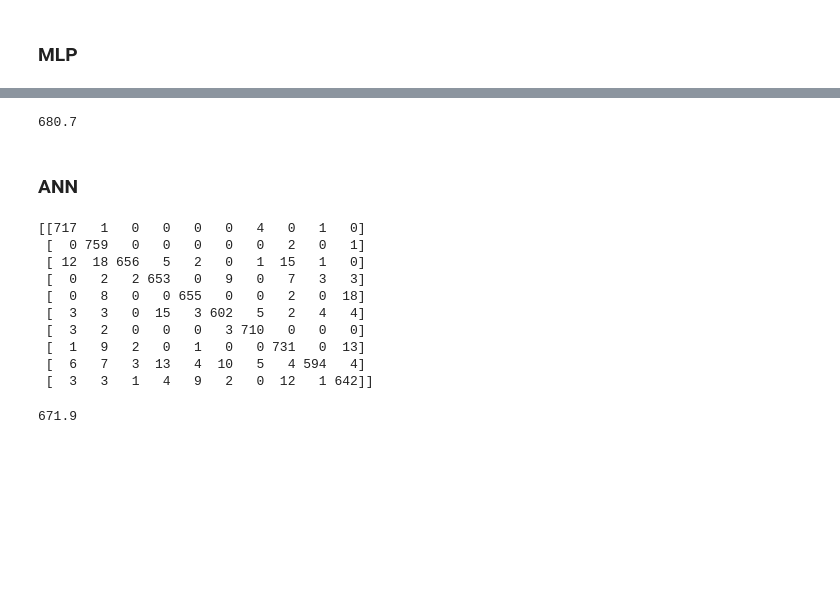
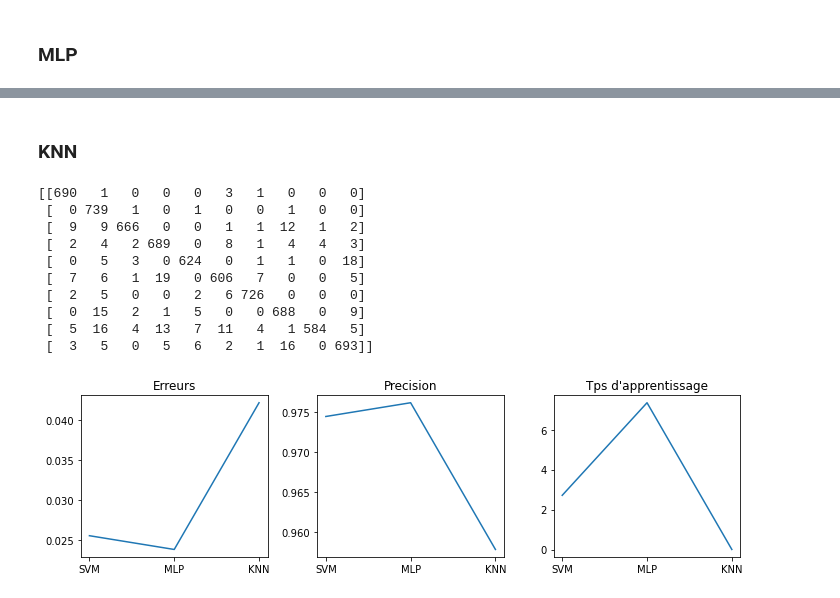
Before and after one commit to LMAGallois/AP_Supervis-, a Jupyter notebook: TP3_SVM.ipynb, the cells around one changed output, grey strips where cells are left out. Cells and saved outputs as stored; diff of their text form; code cells hidden in the pictures; blank space fills up the shorter version.

```diff
--- a/TP3_SVM.ipynb
+++ b/TP3_SVM.ipynb
@@ -166 +166,5 @@ sn.heatmap(df_cm, annot=True, fmt = 'd')
+# %%
+errors = []
+precisions = []
+times = []
 # %%
@@ -188,9 +196,19 @@ print(mean)
 ### MLP
 # %%
 from sklearn.neural_network import MLPClassifier
-layers = [250, 250 ,250 ,250 ,250 ,250 ,250 ,250]
+layers = [50, 250 ,50 ,100 ,50 ,150 ,100 ,50]
 
+start = time.time()
 clf = MLPClassifier(hidden_layer_sizes = layers, solver = 'adam', activation = 'relu', alpha = 0.1).fit(xtrain, ytrain)
+end = time.time()
+precision = precision_score(target, clf.predict(data), average = 'micro')
+error = zero_one_loss(target, clf.predict(data))
+
+tps = end-start
+errors.append(error)
+precisions.append(precision)
+times.append(tps)
+
 cm_mlp = confusion_matrix(target, clf.predict(data))
 print(cm_mlp)
 # %% [output]
@@ -207,33 +225,46 @@ print(cm_mlp)
-# %%
-list =  [710, 753, 685, 653, 676, 624, 703,733, 639, 631]
-mean = statistics.mean(list)
-print(mean)
-# %% [output]
-680.7
 # %% [markdown]
-### ANN
+### KNN
 # %%
 from sklearn.neighbors import KNeighborsClassifier
+from sklearn.metrics import zero_one_loss
 
+start=time.time()
 clf = KNeighborsClassifier (n_neighbors=3, p=2).fit(xtrain, ytrain)
+end = time.time()
+precision = precision_score(target, clf.predict(data), average = 'micro')
+error = zero_one_loss(target, clf.predict(data))
+
+tps = end-start
+errors.append(error)
+precisions.append(precision)
+times.append(tps)
+
 cm_knn = confusion_matrix(target, clf.predict(data))
 print(cm_knn)
 # %% [output]
-[[717   1   0   0   0   0   4   0   1   0]
- [  0 759   0   0   0   0   0   2   0   1]
- [ 12  18 656   5   2   0   1  15   1   0]
- [  0   2   2 653   0   9   0   7   3   3]
- [  0   8   0   0 655   0   0   2   0  18]
- [  3   3   0  15   3 602   5   2   4   4]
- [  3   2   0   0   0   3 710   0   0   0]
- [  1   9   2   0   1   0   0 731   0  13]
- [  6   7   3  13   4  10   5   4 594   4]
- [  3   3   1   4   9   2   0  12   1 642]]
+[[690   1   0   0   0   3   1   0   0   0]
+ [  0 739   1   0   1   0   0   1   0   0]
+ [  9   9 666   0   0   1   1  12   1   2]
+ [  2   4   2 689   0   8   1   4   4   3]
+ [  0   5   3   0 624   0   1   1   0  18]
+ [  7   6   1  19   0 606   7   0   0   5]
+ [  2   5   0   0   2   6 726   0   0   0]
+ [  0  15   2   1   5   0   0 688   0   9]
+ [  5  16   4  13   7  11   4   1 584   5]
+ [  3   5   0   5   6   2   1  16   0 693]]
-# %%
-import statistics
-
-list =  [717, 759, 656, 653, 655, 602, 710, 731, 594, 642]
-mean = statistics.mean(list)
-print(mean)
-# %% [output]
-671.9
+# %%
+axis_x = ['SVM', 'MLP','KNN']
+fig, ax = plt.subplots(1,3,figsize=(10,3))
+ax[0].plot(axis_x, errors)
+ax[0].set_title('Erreurs')
+
+ax[1].plot(axis_x, precisions)
+ax[1].set_title('Precision')
+
+ax[2].plot(axis_x, times)
+ax[2].set_title('Tps d\'apprentissage')
+
+plt.tight_layout()
+plt.show()
+# %% [output]
+[figure, added]
```
Also changed, not shown: parts of 5 cells of this notebook, 1 other file.
